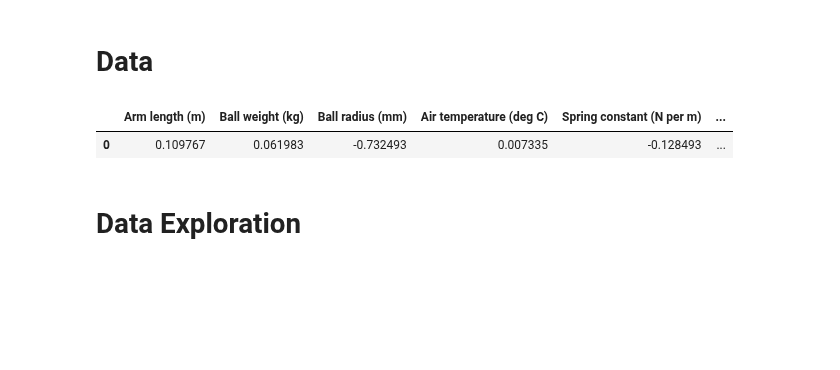
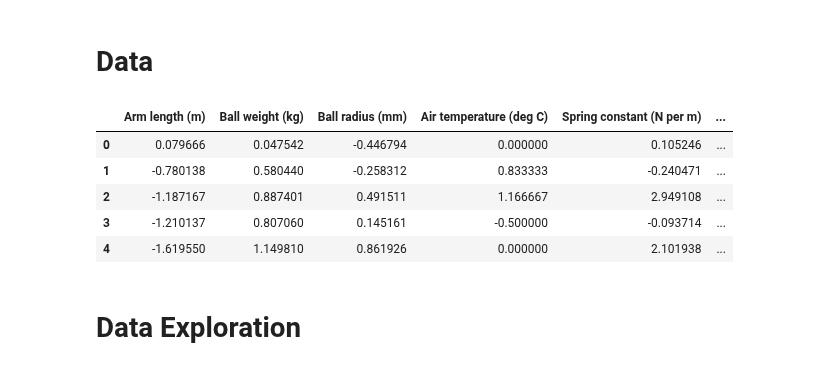
Before and after one commit to namiyousef/Intro_to_ML, a Jupyter notebook: Coursework/TestingEvaluateClass.ipynb, the cells around one changed output. Cells and saved outputs as stored; diff of their text form; code cells hidden in the pictures; blank space fills up the shorter version.

```diff
--- a/Coursework/TestingEvaluateClass.ipynb
+++ b/Coursework/TestingEvaluateClass.ipynb
@@ -42,7 +42,7 @@ np.random.seed(1)
 
 df = pd.read_csv('../Data/dataset2.csv')
 
-X, scalers = scale_data(df[df.columns[:-1]], mode = 'standard')
+X, scalers = scale_data(df[df.columns[:-1]], mode = 'robust')
 #X['Spring constant (N per m)'] = 0
 #X['Ball radius (mm)'] = 0
 
@@ -54,10 +54,14 @@ data = train_test_split(
     X,y_binary, test_size = 0.8, random_state = 23
 )
 # %%
-X.head(1)
+X.head(5)
 # %% [output]
 |  | Arm length (m) | Ball weight (kg) | Ball radius (mm) | Air temperature (deg C) | Spring constant (N per m) | ... |
-| 0 | 0.109767 | 0.061983 | -0.732493 | 0.007335 | -0.128493 | ... |
+| 0 | 0.079666 | 0.047542 | -0.446794 | 0.000000 | 0.105246 | ... |
+| 1 | -0.780138 | 0.580440 | -0.258312 | 0.833333 | -0.240471 | ... |
+| 2 | -1.187167 | 0.887401 | 0.491511 | 1.166667 | 2.949108 | ... |
+| 3 | -1.210137 | 0.807060 | 0.145161 | -0.500000 | -0.093714 | ... |
+| 4 | -1.619550 | 1.149810 | 0.861926 | 0.000000 | 2.101938 | ... |
 # %% [markdown]
 # Data Exploration
 # %% [markdown]
```
Also changed, not shown: parts of 13 cells of this notebook.
